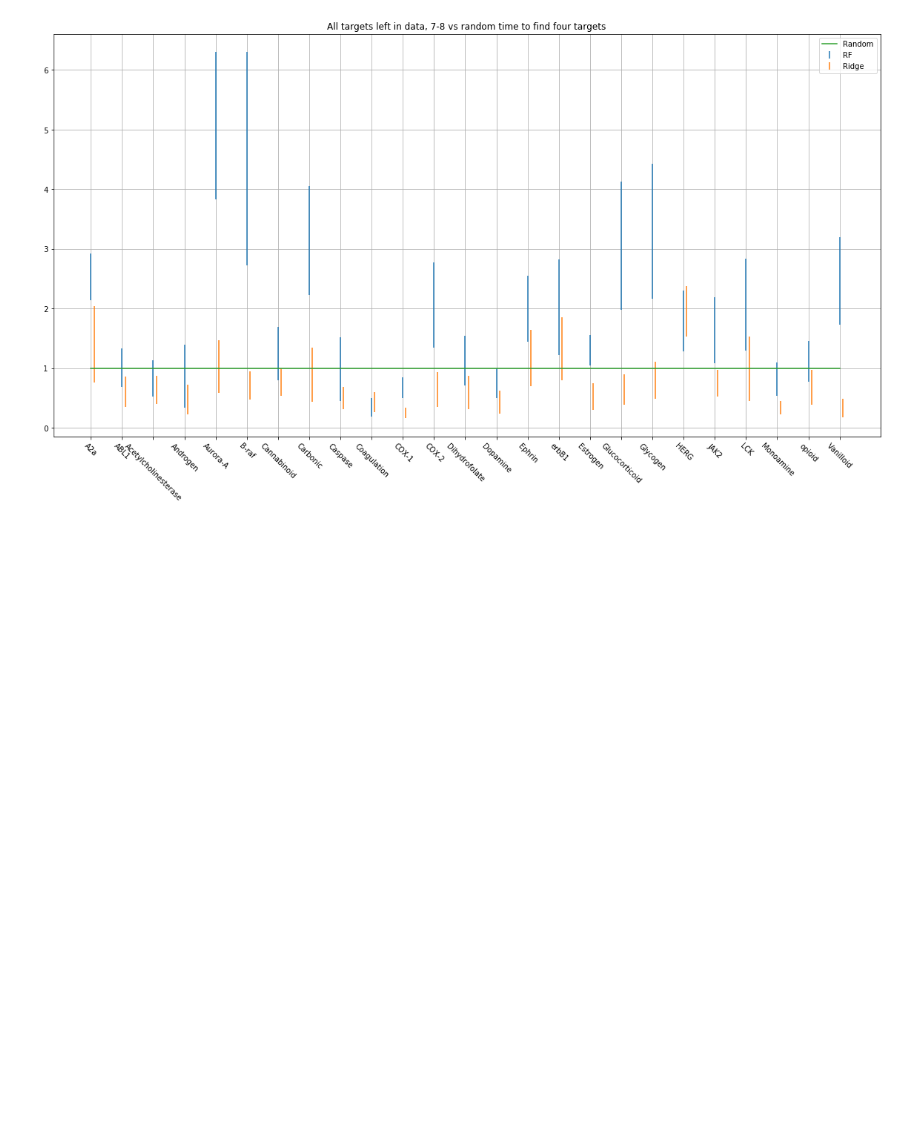
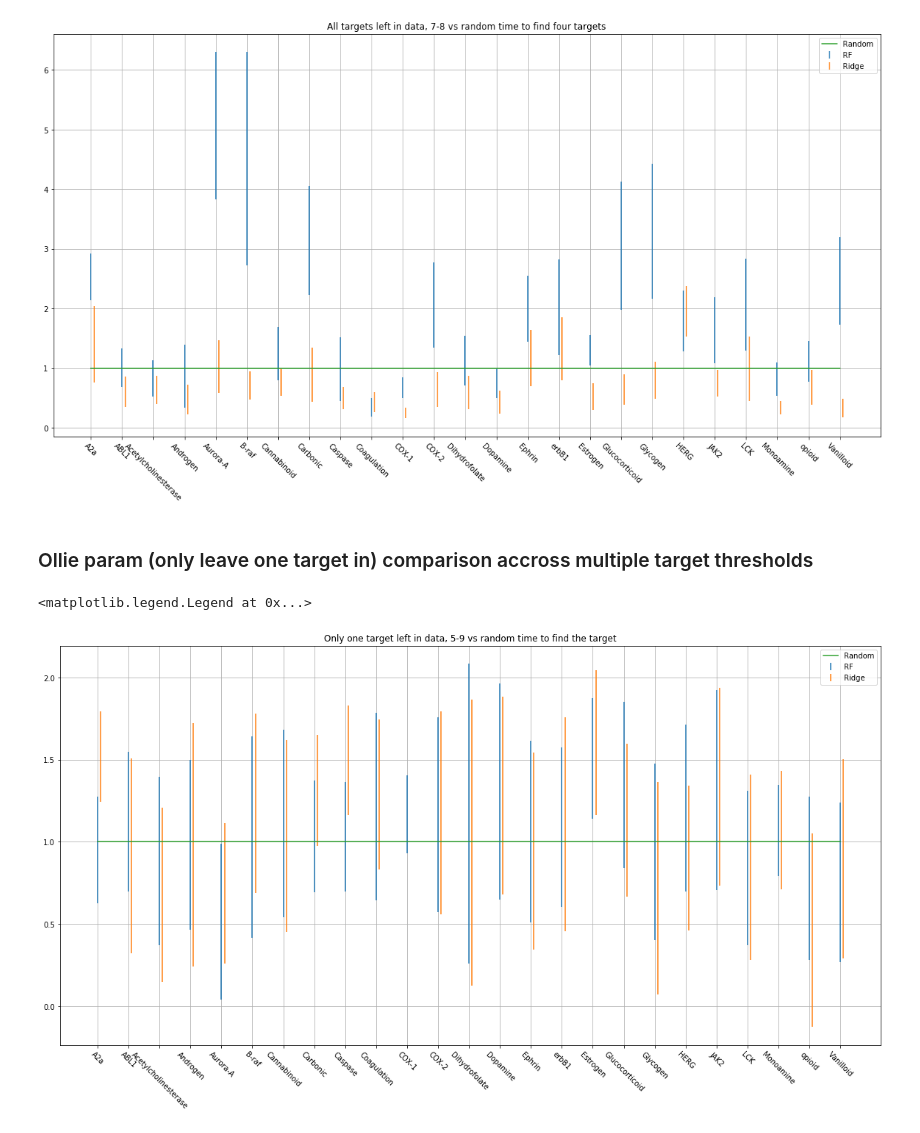
Before and after one commit to owatson/QuantileBootstrap, a Jupyter notebook: Paper2.ipynb, the cells around one changed output. Saved outputs shown, nothing was run; the diff lists cells and outputs as text; code cells hidden in the pictures; blank space fills up the shorter version.

Commit message:
More plots + extra commentary

```diff
--- a/Paper2.ipynb
+++ b/Paper2.ipynb
@@ -467,3 +474,21 @@ legend(loc='best')
 # %% [output]
 <matplotlib.legend.Legend at 0x...>
 [figure]
+# %% [markdown]
+### Ollie param (only leave one target in) comparison accross multiple target thresholds
+# %%
+rf = map(lambda x: full_results_op[x]['5_9']['rf']['mean'], targets)
+rfe = map(lambda x: full_results_op[x]['5_9']['rf']['stderr'], targets)
+rd = map(lambda x: full_results_op[x]['5_9']['ridge']['mean'], targets)
+rde = map(lambda x: full_results_op[x]['5_9']['ridge']['stderr'], targets)
+
+errorbar(np.arange(25), rf, rfe, label='RF', fmt='none')
+errorbar(np.arange(25)+0.1, rd, rde, label='Ridge', fmt='none')
+plot(np.arange(25), np.ones(25), label='Random')
+grid(True)
+title('Only one target left in data, 5-9 vs random time to find the target')
+plt.xticks(np.arange(25), targets, rotation=-45)
+legend(loc='best')
+# %% [output]
+<matplotlib.legend.Legend at 0x...>
+[figure, added]
```
Also changed, not shown: parts of 26 cells of this notebook.
